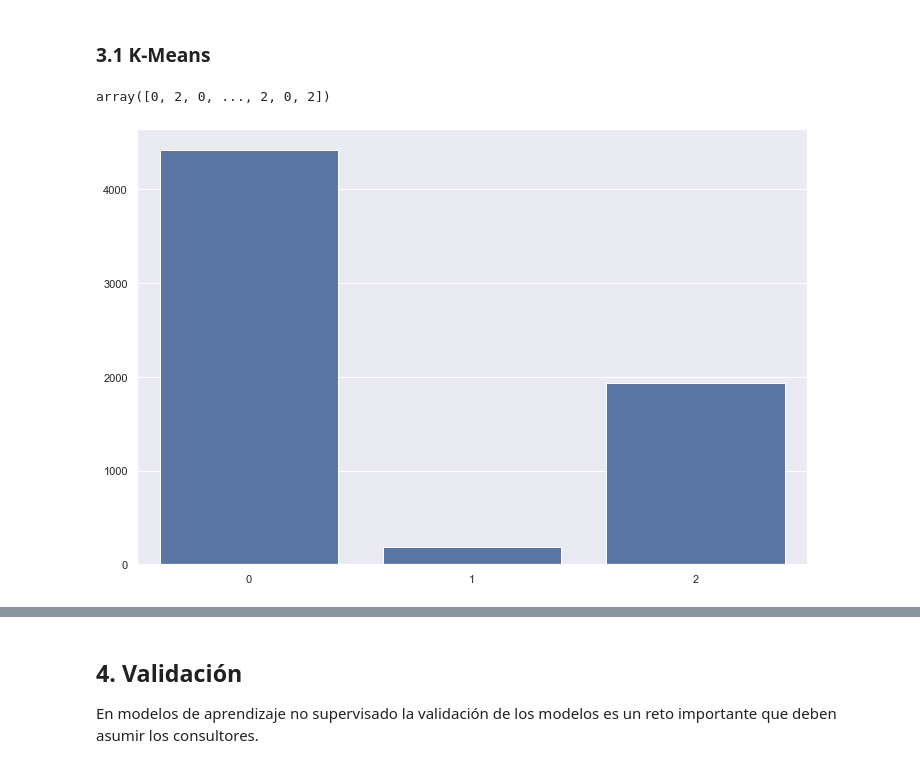
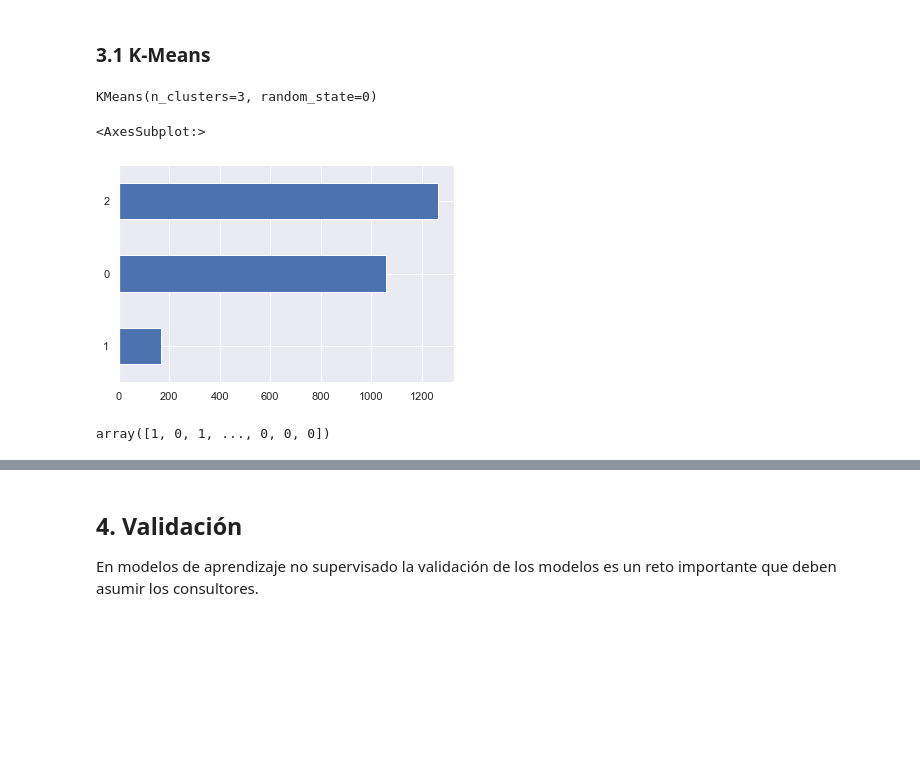
Before and after one commit to montejs3/Bi, a Jupyter notebook: LabBi/lab.ipynb, the cells around one changed output, grey strips where cells are left out. Saved outputs shown, nothing was run; the diff lists cells and outputs as text; code cells hidden in the pictures; blank space fills up the shorter version.

```diff
--- a/LabBi/lab.ipynb
+++ b/LabBi/lab.ipynb
@@ -433,3 +435,5 @@ df_model = df[cols_select].copy()
+# %%
+df_model = df[features].copy()
 # %%
 df_model.duplicated(keep = False).sum()
 # %% [output]
@@ -461,2 +465,5 @@ df_model.sample(10)
 # %%
 df_model.dropna(inplace = True)
+# %%
+scaler = StandardScaler()
+X = scaler.fit_transform(df_model[features])
@@ -470,20 +491,17 @@ Se sugiere explorar la generación de grupos que puedan llevar a mejores valores
 ### 3.1 K-Means
 # %%
 model_kmeans = KMeans(n_clusters=3, random_state=0)
-# %%
-res_kmeans = model_kmeans.fit(df_model)
+# %%
+#res_kmeans = model_kmeans.fit(X)
+model_kmeans.fit(X)
+# %% [output]
+KMeans(n_clusters=3, random_state=0)
+# %%
+pd.Series(model_kmeans.labels_).value_counts().sort_values().plot.barh()
+# %% [output]
+<AxesSubplot:>
+[figure, added]
 # %%
 res_kmeans.labels_
 # %% [output]
-array([0, 2, 0, ..., 2, 0, 2])
+array([1, 0, 1, ..., 0, 0, 0])
-# %%
-# Revisar la cantidad de registros en los grupos resultado
-labels = res_kmeans.labels_
-df_model['Cluster'] = labels
-
-cluster_distrib = df_model['Cluster'].value_counts()
-
-fig=plt.figure(figsize=(12,8))
-sns.barplot(x=cluster_distrib.index, y=cluster_distrib.values, color='b');
-# %% [output]
-[figure, removed]
```
Also changed, not shown: parts of 39 cells of this notebook.
